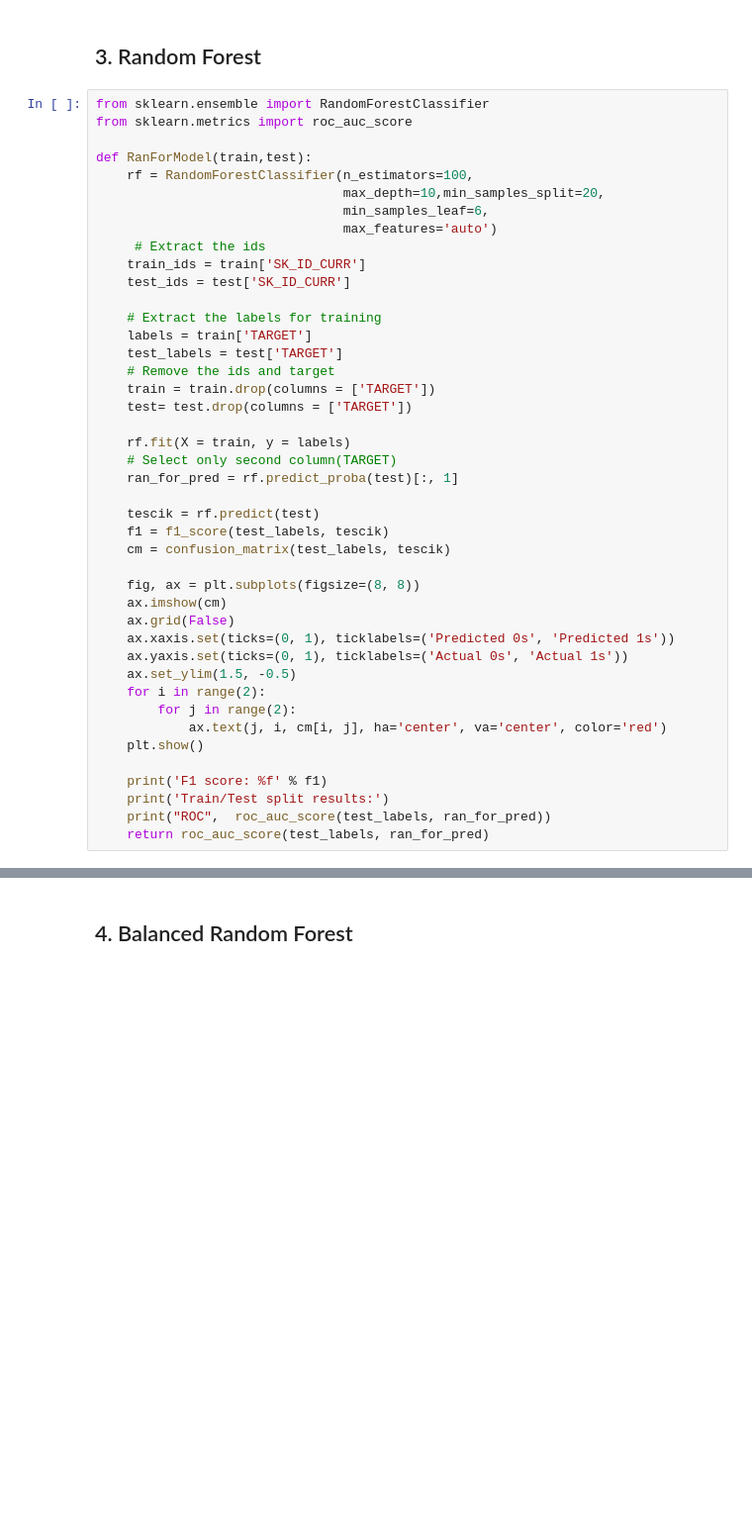
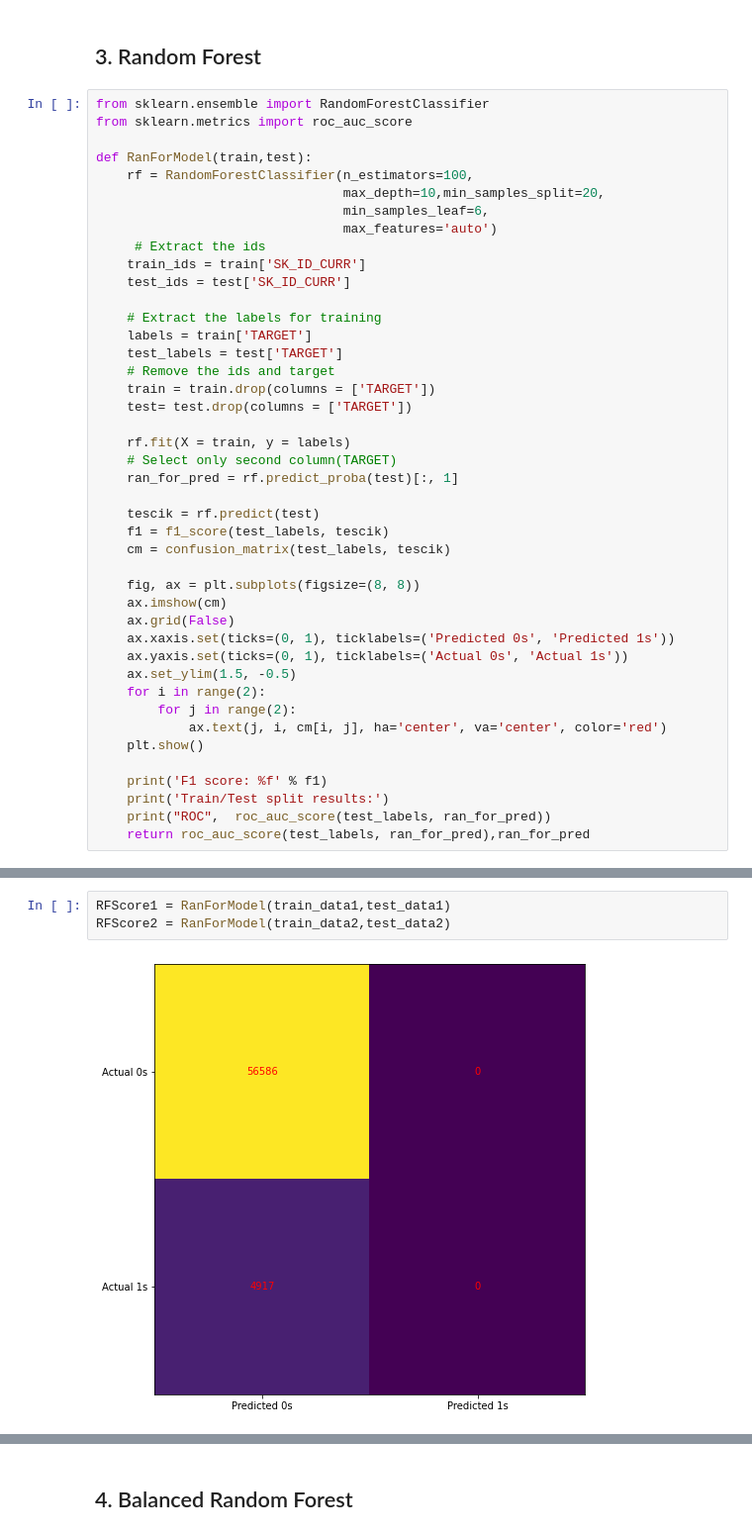
Before and after one commit to IML-Project/Home_Credit_Default_Risk_Project, a Jupyter notebook: Models.ipynb, the cells around one changed output, grey strips where cells are left out. Shown: that part at 99% size. Drawn from its saved outputs; the diff is of its cells as text; blank space fills up the shorter version.

```diff
--- a/Models.ipynb
+++ b/Models.ipynb
@@ -147,4 +165,4 @@ def RanForModel(train,test):
     print('F1 score: %f' % f1)
     print('Train/Test split results:')
     print("ROC",  roc_auc_score(test_labels, ran_for_pred))
-    return roc_auc_score(test_labels, ran_for_pred)
+    return roc_auc_score(test_labels, ran_for_pred),ran_for_pred
@@ -152,0 +169,5 @@ RandForScore = RanForModel(train_data,test_data)
+# %%
+RFScore1 = RanForModel(train_data1,test_data1)
+RFScore2 = RanForModel(train_data2,test_data2)
+# %% [output]
+[figure, added]
```
Also changed, not shown: parts of 45 cells of this notebook.
